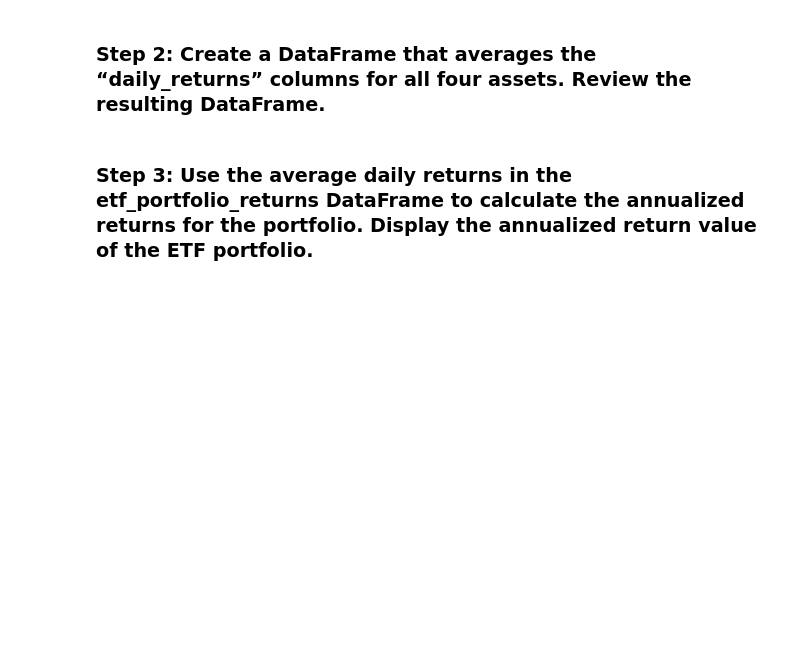
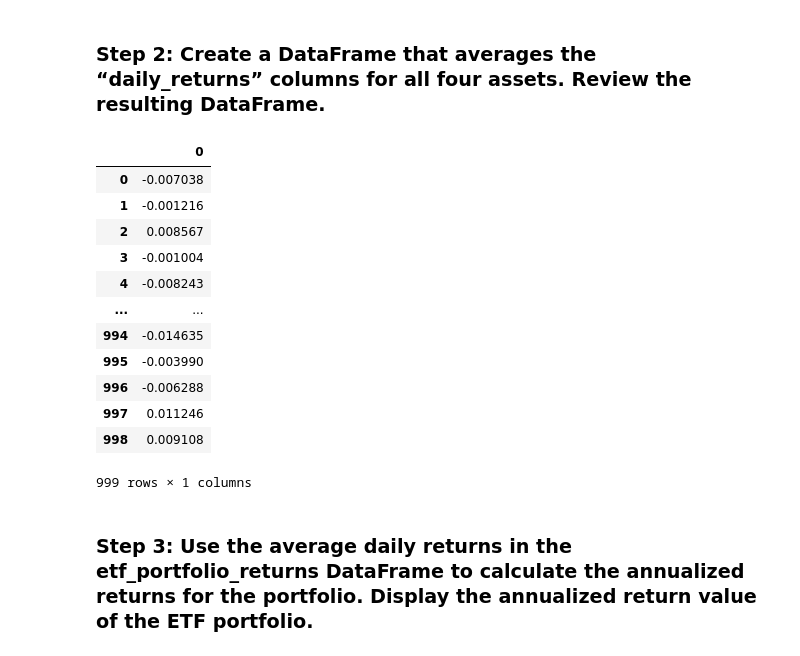
Before and after one commit to normanc529/Module_7_Challenge, a Jupyter notebook: etf_analyzer.ipynb, the cells around one changed output. Drawn from its saved outputs; the diff is of its cells as text; code cells hidden in the pictures; blank space fills up the shorter version.

```diff
--- a/etf_analyzer.ipynb
+++ b/etf_analyzer.ipynb
@@ -359,11 +356,22 @@ etf_portfolio.head()
 ### Step 2: Create a DataFrame that averages the “daily_returns” columns for all four assets. Review the resulting DataFrame.
 # %%
 # Create a DataFrame that displays the mean value of the “daily_returns” columns for all four assets.
-etf_portfolio_returns = # YOUR CODE HERE
-
-# Review the resulting DataFrame
-# YOUR CODE HERE
- dadadadad
+etf_portfolio_returns = pd.DataFrame(etf_portfolio['daily_returns'].mean(axis=1))
+etf_portfolio_returns
+# %% [output]
+|  | 0 |
+| 0 | -0.007038 |
+| 1 | -0.001216 |
+| 2 | 0.008567 |
+| 3 | -0.001004 |
+| 4 | -0.008243 |
+| ... | ... |
+| 994 | -0.014635 |
+| 995 | -0.003990 |
+| 996 | -0.006288 |
+| 997 | 0.011246 |
+| 998 | 0.009108 |
+999 rows × 1 columns
 # %% [markdown]
 ### Step 3: Use the average daily returns in the etf_portfolio_returns DataFrame to calculate the annualized returns for the portfolio. Display the annualized return value of the ETF portfolio.
 # %%
```
Also changed, not shown: parts of 7 cells of this notebook.
